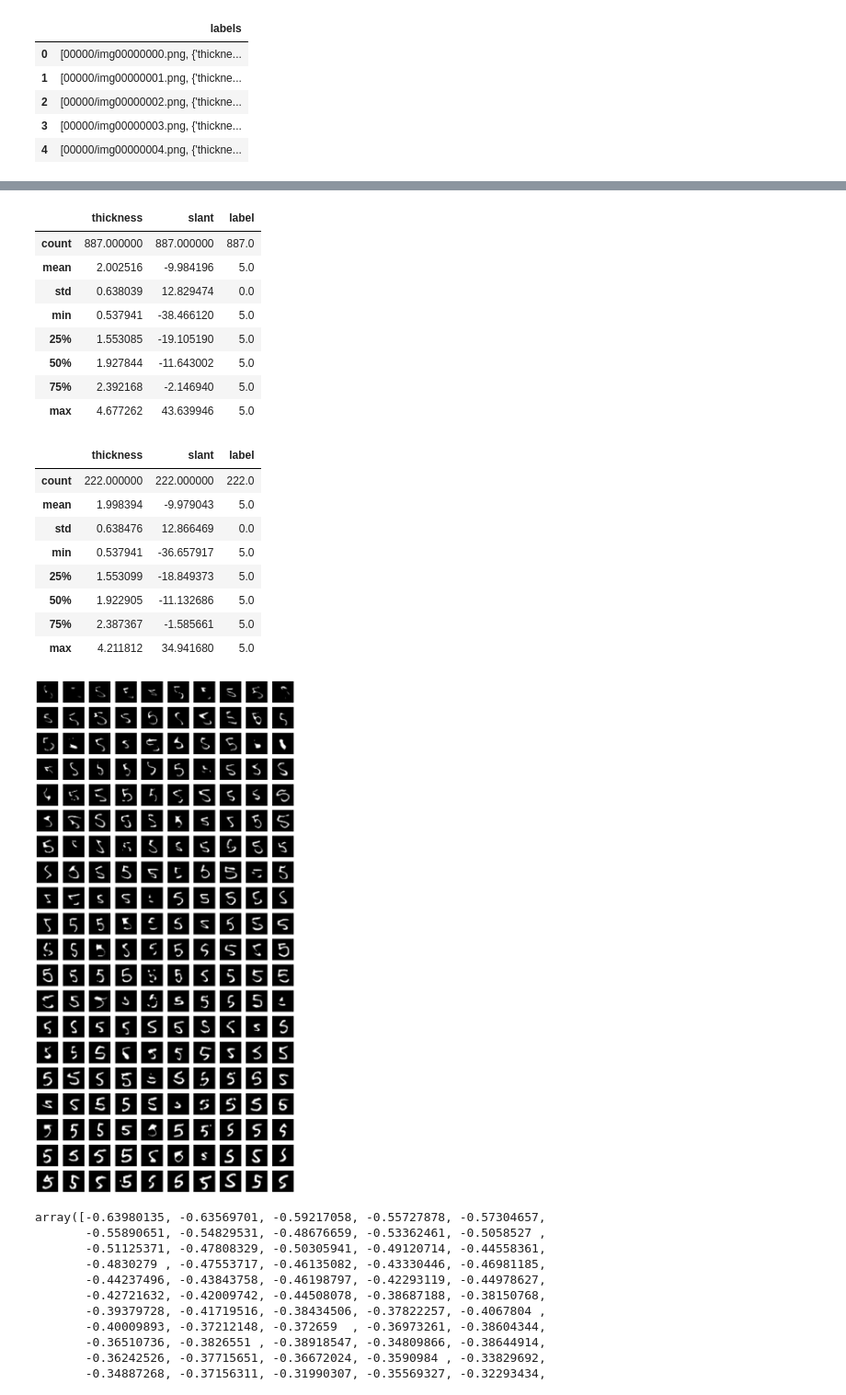
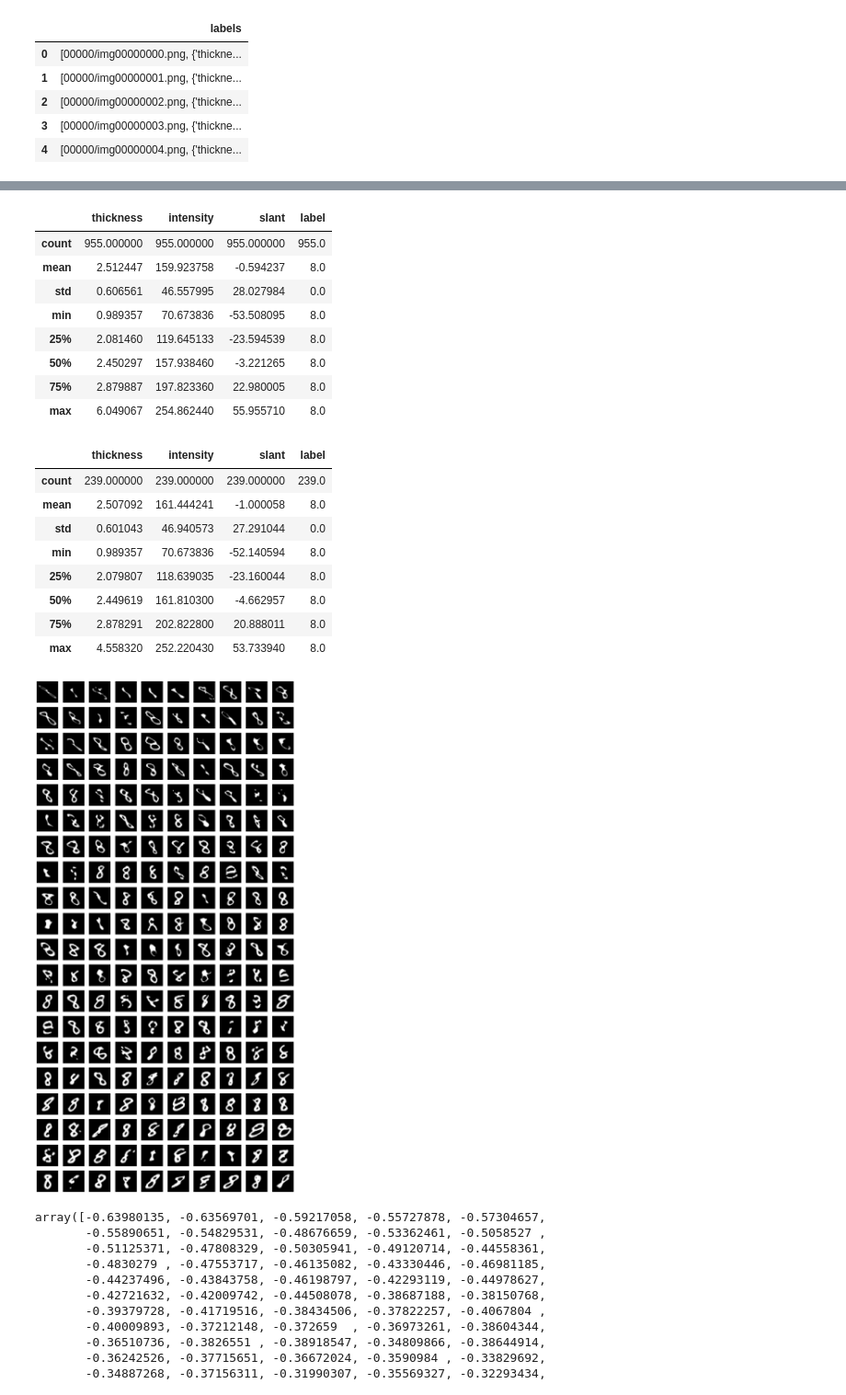
Before and after one commit to weslai/msstylegans, a Jupyter notebook: stylegan3/visualizers/data_visualization.ipynb, the cells around one changed output, grey strips where cells are left out. Shown at 92% size. Saved outputs shown, nothing was run; the diff lists cells and outputs as text; code cells hidden in the pictures.

```diff
--- a/stylegan3/visualizers/data_visualization.ipynb
+++ b/stylegan3/visualizers/data_visualization.ipynb
@@ -5,7 +5,7 @@ import pandas as pd
 import imageio as iio
 import matplotlib.pyplot as plt
 # %%
-path = "/dhc/groups/fglippert/MorphoMNIST/mnist_thickness_slant/trainset/"
+path = "/dhc/groups/fglippert/MorphoMNIST/mnist_instances/mnist_thickness_intensity_slant/trainset/"
 labels = pd.read_json(path + "dataset.json")
 # %%
 labels.head()
@@ -42,9 +45,9 @@ Name: labels, Length: 54000, dtype: object
 all_labels = pd.DataFrame(columns=["img"] + list(labels[0][1].keys()))
 for i in range(10000):
     single = []
-    single.append(labels[5000 + i][0])
-    for key in labels[5000 + i][1].keys():
-        single.append(labels[5000 + i][1][key])
+    single.append(labels[2000 + i][0])
+    for key in labels[2000 + i][1].keys():
+        single.append(labels[2000 + i][1][key])
     all_labels.loc[i] = single
 # %%
 all_labels.head()
@@ -58,6 +61,6 @@ all_labels.head()
 # %%
 ### take only one class (e.g. 2)
-labels = all_labels[all_labels["label"] == 5]
+labels = all_labels[all_labels["label"] == 8]
 ### sort by slant
 labels = labels.sort_values(by=["thickness"])
 # %%
@@ -83,44 +82,45 @@ labels.iloc[500:560]
 # %%
 labels.describe()
 # %% [output]
-|  | thickness | slant | label |
-| count | 887.000000 | 887.000000 | 887.0 |
-| mean | 2.002516 | -9.984196 | 5.0 |
-| std | 0.638039 | 12.829474 | 0.0 |
-| min | 0.537941 | -38.466120 | 5.0 |
-| 25% | 1.553085 | -19.105190 | 5.0 |
-| 50% | 1.927844 | -11.643002 | 5.0 |
-| 75% | 2.392168 | -2.146940 | 5.0 |
-| max | 4.677262 | 43.639946 | 5.0 |
+|  | thickness | intensity | slant | label |
+| count | 955.000000 | 955.000000 | 955.000000 | 955.0 |
+| mean | 2.512447 | 159.923758 | -0.594237 | 8.0 |
+| std | 0.606561 | 46.557995 | 28.027984 | 0.0 |
+| min | 0.989357 | 70.673836 | -53.508095 | 8.0 |
+| 25% | 2.081460 | 119.645133 | -23.594539 | 8.0 |
+| 50% | 2.450297 | 157.938460 | -3.221265 | 8.0 |
+| 75% | 2.879887 | 197.823360 | 22.980005 | 8.0 |
+| max | 6.049067 | 254.862440 | 55.955710 | 8.0 |
 # %%
 ll = labels.iloc[::4]
 # %%
 ll.describe()
 # %% [output]
-|  | thickness | slant | label |
-| count | 222.000000 | 222.000000 | 222.0 |
-| mean | 1.998394 | -9.979043 | 5.0 |
-| std | 0.638476 | 12.866469 | 0.0 |
-| min | 0.537941 | -36.657917 | 5.0 |
-| 25% | 1.553099 | -18.849373 | 5.0 |
-| 50% | 1.922905 | -11.132686 | 5.0 |
-| 75% | 2.387367 | -1.585661 | 5.0 |
-| max | 4.211812 | 34.941680 | 5.0 |
+|  | thickness | intensity | slant | label |
+| count | 239.000000 | 239.000000 | 239.000000 | 239.0 |
+| mean | 2.507092 | 161.444241 | -1.000058 | 8.0 |
+| std | 0.601043 | 46.940573 | 27.291044 | 0.0 |
+| min | 0.989357 | 70.673836 | -52.140594 | 8.0 |
+| 25% | 2.079807 | 118.639035 | -23.160044 | 8.0 |
+| 50% | 2.449619 | 161.810300 | -4.662957 | 8.0 |
+| 75% | 2.878291 | 202.822800 | 20.888011 | 8.0 |
+| max | 4.558320 | 252.220430 | 53.733940 | 8.0 |
-# %%
-ll = ll.sort_values(by=["thickness"])
 # %%
 ncols = 10
 nrows = 20
 plt.figure(figsize=(ncols * 2, nrows * 2))
 for i in range(nrows):
     for j in range(ncols):
         img_path = path + ll.iloc[i * ncols + j]["img"]
         img = iio.imread(img_path)
+        img = np.asarray(img, dtype=np.float32)
+        img = (img - 0) * (255 / (255 - 0))
+        img = np.rint(img).clip(0, 255).astype(np.uint8)
         plt.subplot(nrows, ncols, i * ncols + j + 1)
-        plt.imshow(img, cmap="gray")
+        plt.imshow(img, cmap="gray", vmin=0, vmax=255)
         plt.axis("off")
 # %% [output]
-[figure, old version]
+[figure, new version]
 # %%
 ll_slant = np.deg2rad(ll["slant"].values)
 # %%
```
Also changed, not shown: parts of 7 cells of this notebook, 3 other files.
